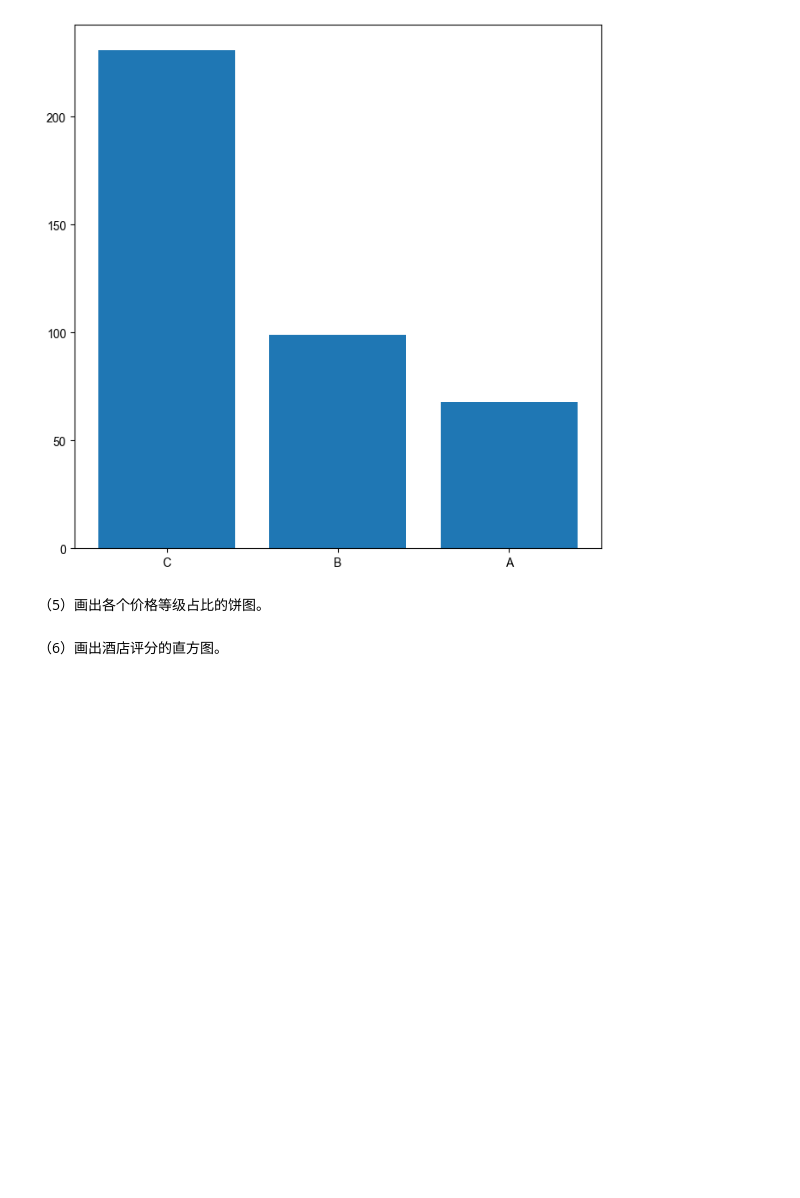
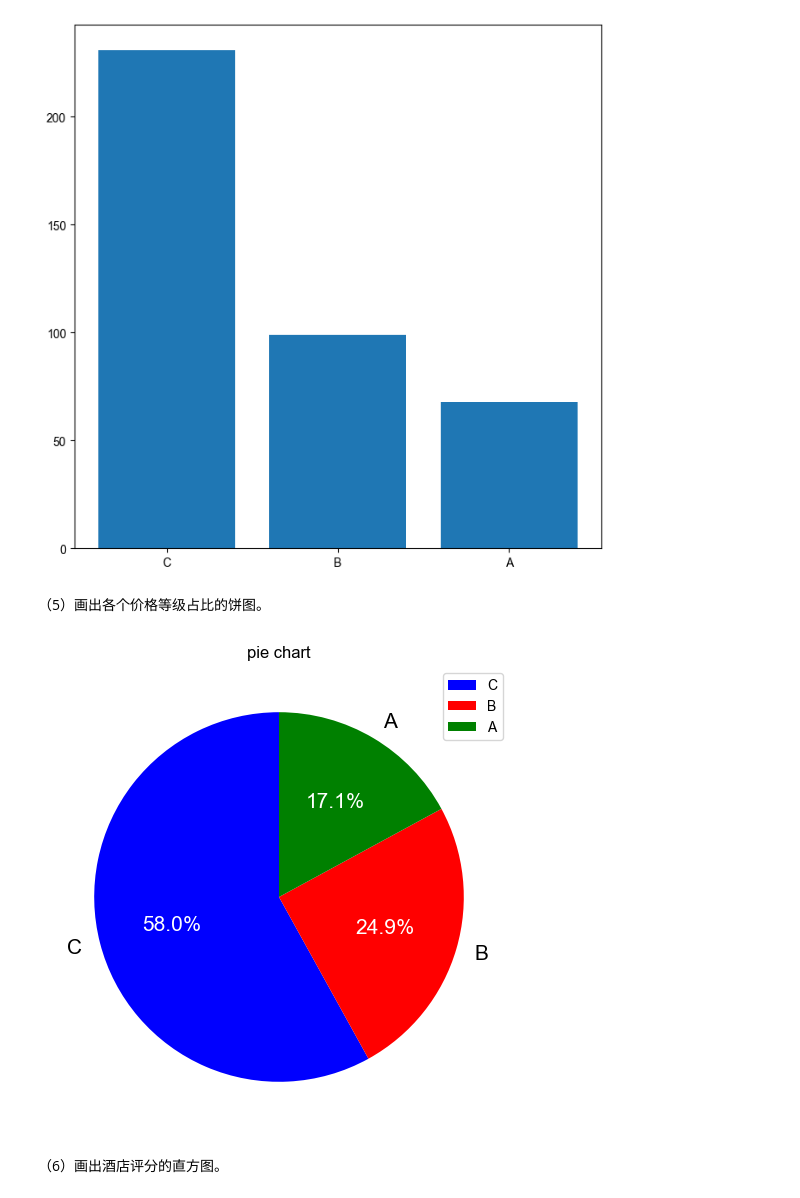
Before and after one commit to AEM001/Data-Analysis, a Jupyter notebook: 作业6/作业6.ipynb, the cells around one changed output. Saved outputs shown, nothing was run; the diff lists cells and outputs as text; code cells hidden in the pictures; blank space fills up the shorter version.

```diff
--- a/作业6/作业6.ipynb
+++ b/作业6/作业6.ipynb
@@ -91,6 +91,22 @@ plt.bar(x,y)
 [figure]
 # %% [markdown]
 （5）画出各个价格等级占比的饼图。
+# %%
+plt.figure(figsize=(8,6))
+plt.title("pie chart")
+patches,l_text,p_text=plt.pie(y,labels=x,autopct="%.1f%%",colors="brg",startangle=90)
+for i in p_text:
+    i.set_size(15)
+    i.set_color("w")
+
+for i in l_text:
+    i.set_size(15)
+    i.set_color("k")
+
+plt.legend()
+plt.show()
+# %% [output]
+[figure, added]
 # %% [markdown]
 （6）画出酒店评分的直方图。
 # %% [markdown]
```
Also changed, not shown: parts of 3 cells of this notebook, 1 other file.
